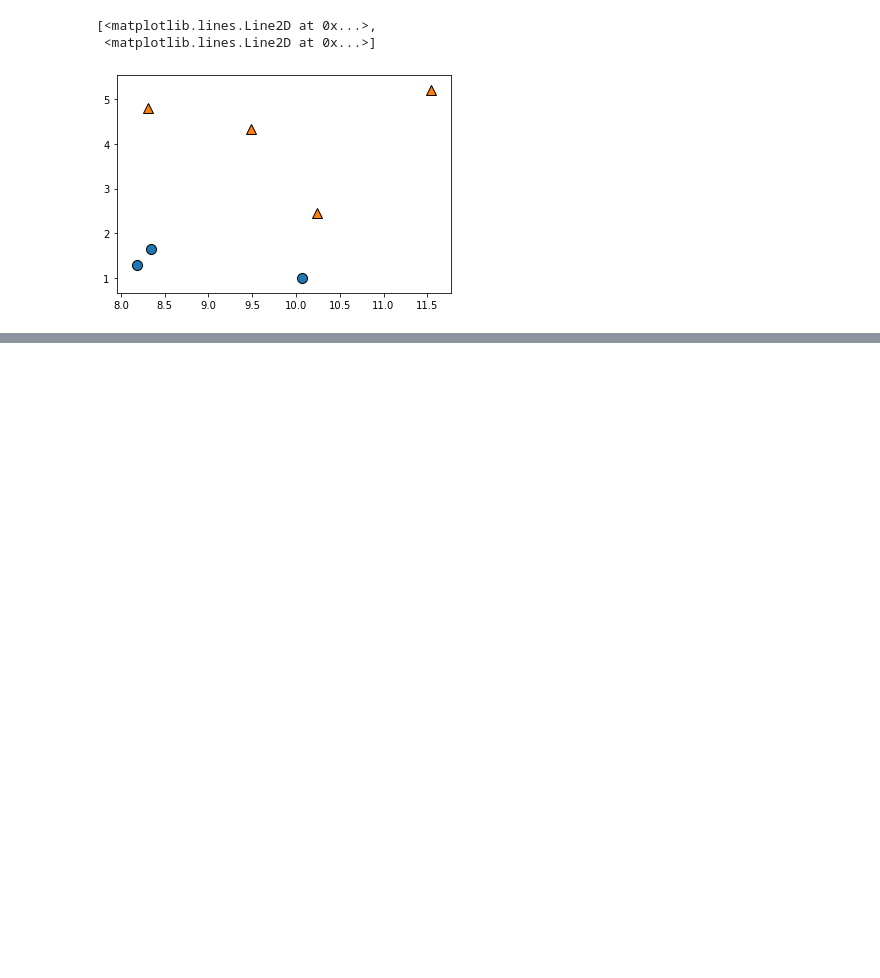
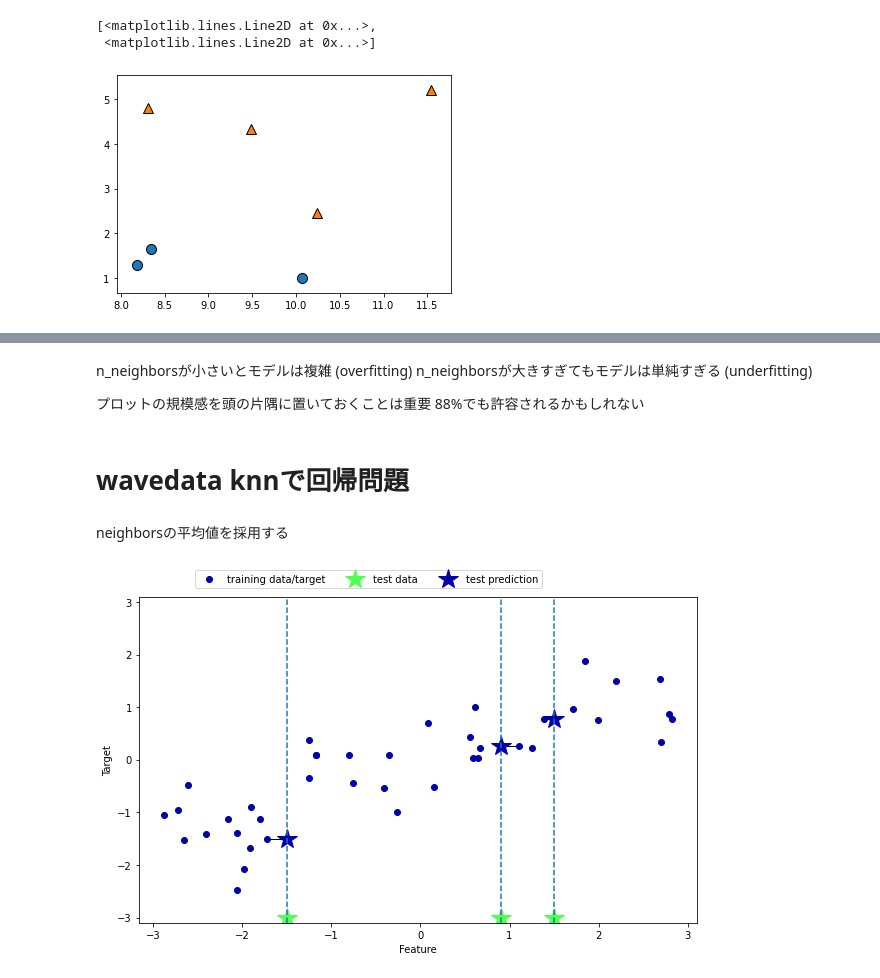
Before and after one commit to SauthO/Introduction-to-Machine-Learning-with-Python-, a Jupyter notebook: chap2/kNN.ipynb, the cells around one changed output, grey strips where cells are left out. Drawn from its saved outputs; the diff is of its cells as text; code cells hidden in the pictures; blank space fills up the shorter version.

```diff
--- a/chap2/kNN.ipynb
+++ b/chap2/kNN.ipynb
@@ -75,0 +105,14 @@ nの数が小さすぎると複雑なモデルになっている
+# %% [markdown]
+n_neighborsが小さいとモデルは複雑 (overfitting)
+n_neighborsが大きすぎてもモデルは単純すぎる (underfitting)
+
+プロットの規模感を頭の片隅に置いておくことは重要
+88%でも許容されるかもしれない
+# %% [markdown]
+# wavedata knnで回帰問題
+# %% [markdown]
+neighborsの平均値を採用する
+# %%
+mglearn.plots.plot_knn_regression(n_neighbors=1)
+# %% [output]
+[figure, added]
```
Also changed, not shown: parts of 20 cells of this notebook, 2 other files.
